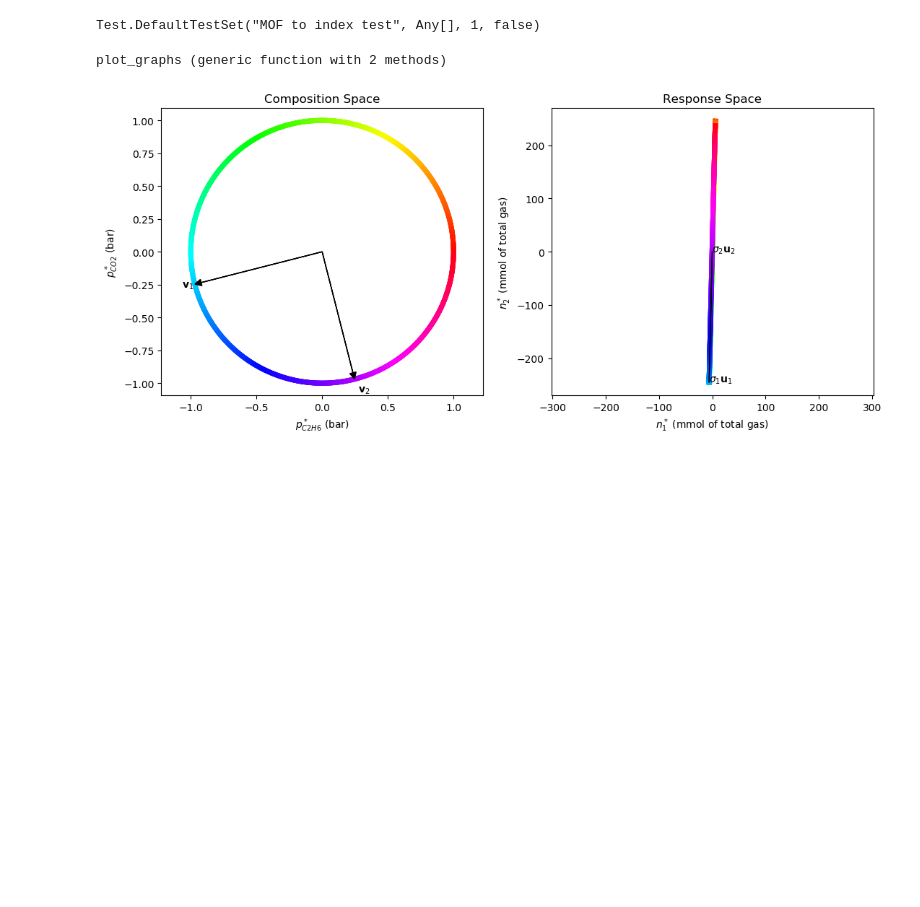
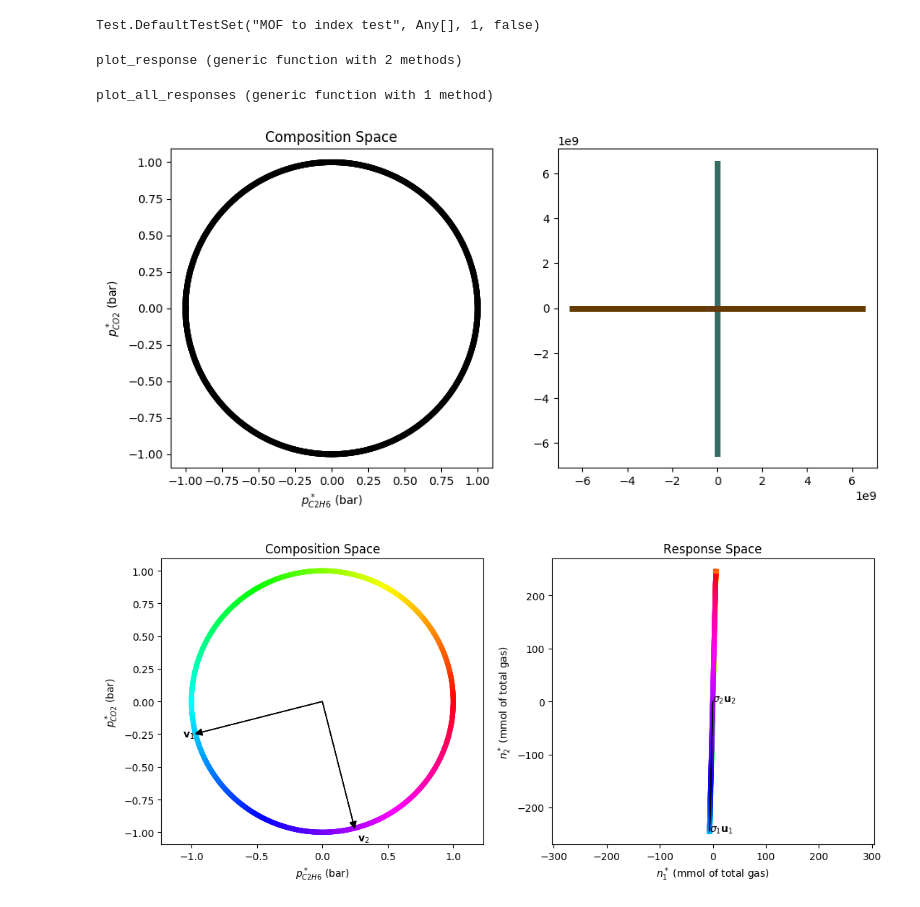
Before and after one commit to SimonEnsemble/sensor_arrays, a Jupyter notebook: src/Sensor_notebook.ipynb, the cells around one changed output. Drawn from its saved outputs; the diff is of its cells as text; code cells hidden in the pictures; blank space fills up the shorter version.

Commit message:
Added plot function for all pairwise responses

```diff
--- a/src/Sensor_notebook.ipynb
+++ b/src/Sensor_notebook.ipynb
@@ -143,7 +149,7 @@ Test Summary:     | Pass  Total
 MOF to index test |    1      1
 Test.DefaultTestSet("MOF to index test", Any[], 1, false)
 # %%
-function plot_graphs(mof1::Int, mof2::Int, gas1::AbstractString, gas2::AbstractString)
+function plot_response(mof1::Int, mof2::Int, gas1::AbstractString, gas2::AbstractString)
     H = make_h_matrix(mof1, mof2, gas1, gas2)
     F = svd(H)
     θ = range(0, stop=2*π, length=500)[1:end-1]
@@ -202,7 +208,55 @@ function plot_graphs(mof1::Int, mof2::Int, gas1::AbstractString, gas2::AbstractS
     savefig(@sprintf("composition_response_of_%i_and_%i.png", mof1, mof2), format="png", dpi=300)
 end
 
-plot_graphs(mof1::AbstractString, mof2::AbstractString, gas1::AbstractString, gas2::AbstractString) = plot_graphs(mof2index(mof1), mof2index(mof2), gas1, gas2)
+plot_response(mof1::AbstractString, mof2::AbstractString, gas1::AbstractString, gas2::AbstractString) = plot_response(mof2index(mof1), mof2index(mof2), gas1, gas2)
 # %% [output]
-plot_graphs (generic function with 2 methods)
+plot_response (generic function with 2 methods)
+# %%
+function plot_all_responses(gas1::AbstractString, gas2::AbstractString)
+    # Plot left figure
+
+    figure(figsize=(11, 5))
+    subplot(121, aspect="equal")
+    θ = range(0, stop=2*π, length=500)[1:end-1]
+    p = transpose(hcat(cos.(θ), sin.(θ))) # set pt change
+    for i = 1:length(θ)-1
+        plt.plot(p[1, i:i+1], p[2, i:i+1], lw=5, c="k")
+    end
+    xlim([-1.1, 1.1])
+    ylim([-1.1, 1.1])
+    axis("equal")
+    xlabel(@sprintf("\$p_{%s}^*\$ (bar)", gas1))
+    ylabel(@sprintf("\$p_{%s}^*\$ (bar)", gas2))
+    #for k = 1:2
+    #    plot_vector(F.V[:, k], color="r",
+    #        label="\$\\mathbf{v}_$k\$", label_dist=0.1)
+    #end
+    title("Composition Space")
+
+    number_of_mofs = size(df_henry)[1]
+    pairs = combinations(1:number_of_mofs, 2)
+
+    cols = distinguishable_colors(size(collect(pairs))[1]+1, [RGB(1,1,1)])[2:end]
+    ax = subplot(122, aspect="equal")
+
+    for (k, pair) in enumerate(pairs)
+        mof1 = df_henry[pair[1], :crystal]
+        mof2 = df_henry[pair[2], :crystal]
+        #@printf("Plotting %s and %s\n", mof1, mof2)
+        H = make_h_matrix(pair[1], pair[2], gas1, gas2)
+        F = svd(H)
+        θ_response = range(0, stop=2*π, length=100)[1:end-1]
+        p_response = transpose(hcat(cos.(θ_response), sin.(θ_response))) # set pt change
+        n = H * p_response # required input
+        for i = 1:length(θ_response)-1
+            plt.plot(n[1, i:i+1], n[2, i:i+1], alpha=0.75, lw=5, c="#" * string(hex(cols[k])))
+        end
+    end
+end
+# %% [output]
+plot_all_responses (generic function with 1 method)
+# %%
+plot_all_responses("C2H6", "CO2")
+# %% [output]
+[figure, added]
 # %%
```
Also changed, not shown: parts of 6 cells of this notebook.
